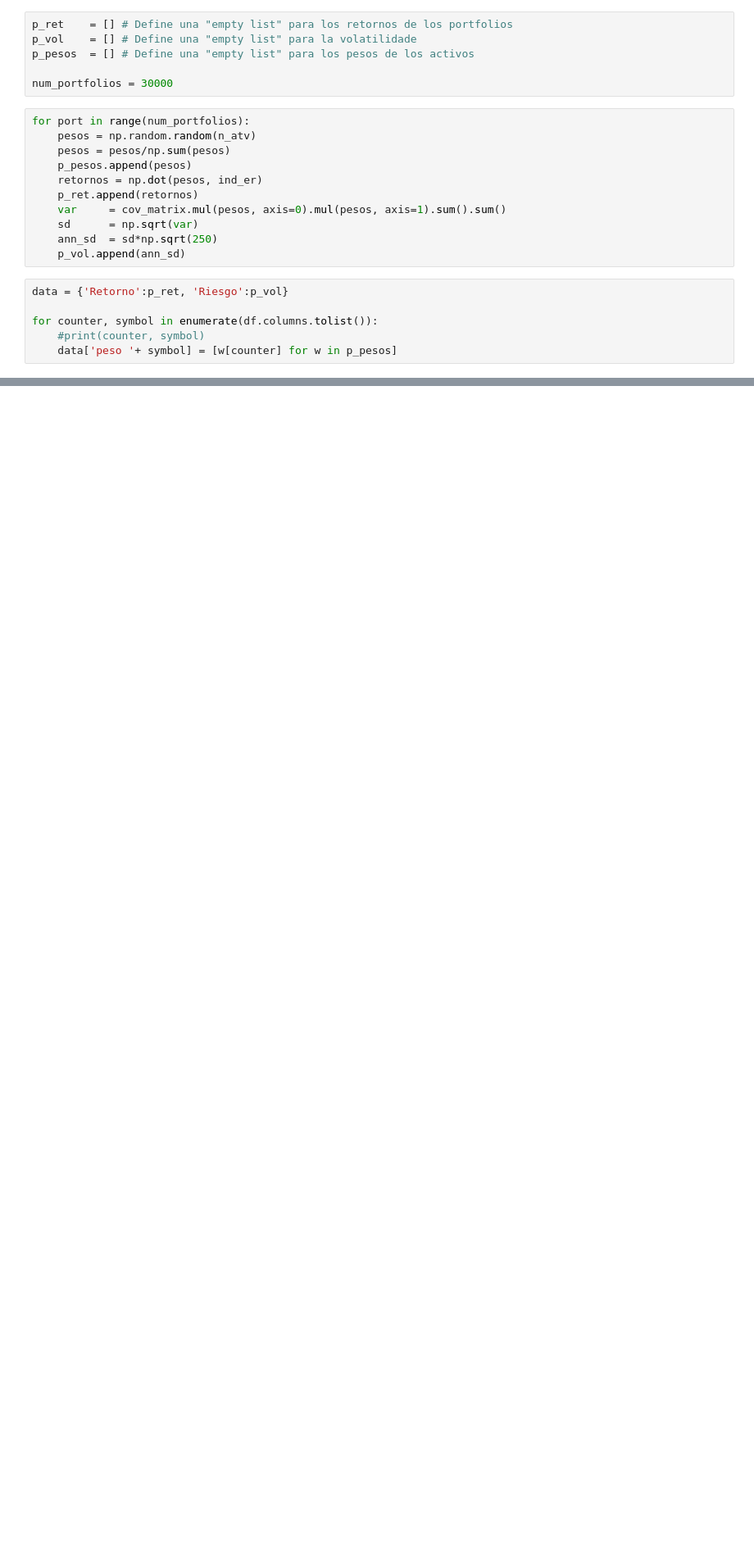
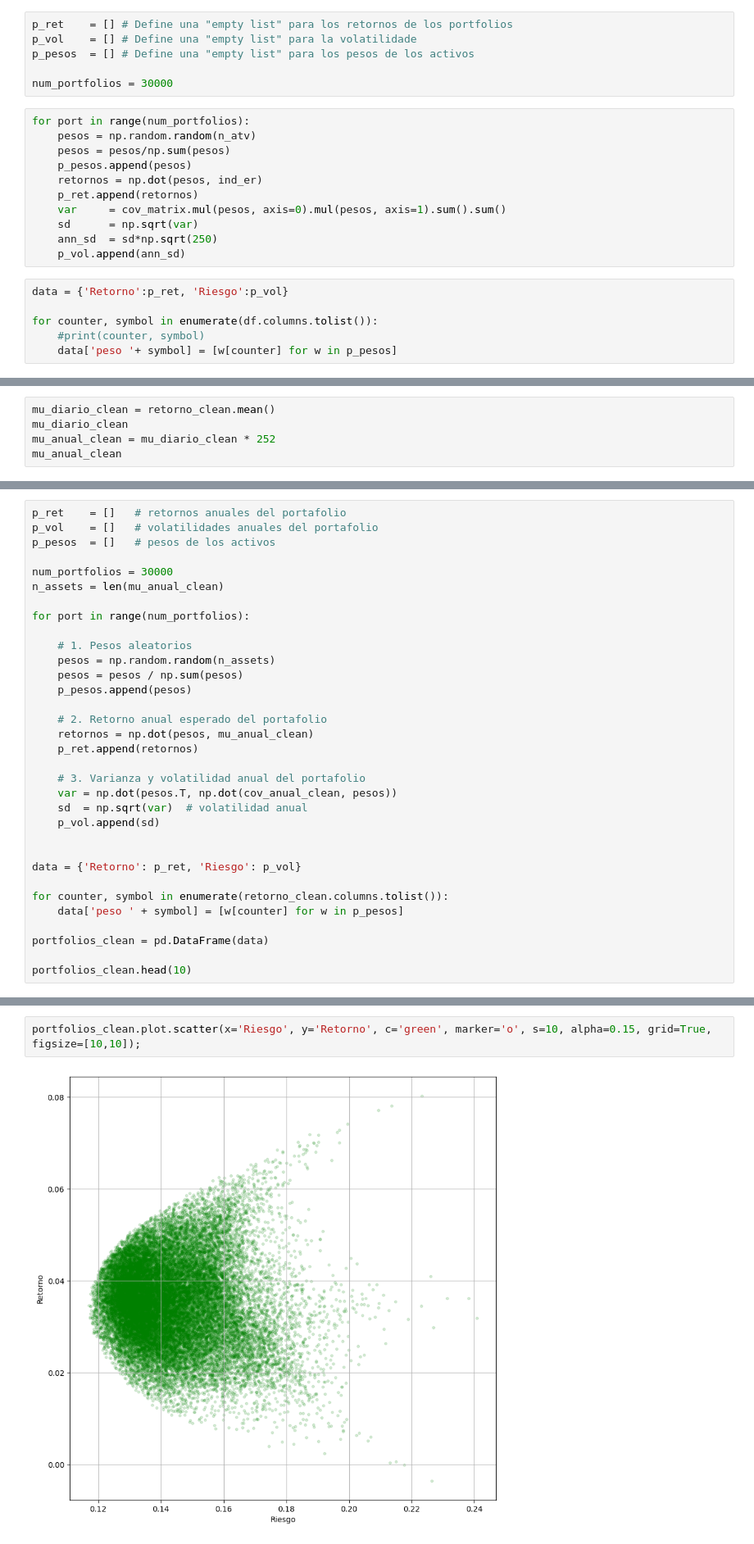
Before and after one commit to jhongarciab/QuantumFinance, a Jupyter notebook: Optimizacion_portafolio.ipynb, the cells around one changed output, grey strips where cells are left out. Shown at 82% size. Saved outputs shown, nothing was run; the diff lists cells and outputs as text; blank space fills up the shorter version.

```diff
--- a/Optimizacion_portafolio.ipynb
+++ b/Optimizacion_portafolio.ipynb
@@ -354,0 +409,5 @@ plt.show()
+# %%
+mu_diario_clean = retorno_clean.mean()
+mu_diario_clean
+mu_anual_clean = mu_diario_clean * 252
+mu_anual_clean
@@ -354,0 +446,33 @@ plt.show()
+# %%
+p_ret    = []   # retornos anuales del portafolio
+p_vol    = []   # volatilidades anuales del portafolio
+p_pesos  = []   # pesos de los activos
+
+num_portfolios = 30000
+n_assets = len(mu_anual_clean)
+
+for port in range(num_portfolios):
+
+    # 1. Pesos aleatorios
+    pesos = np.random.random(n_assets)
+    pesos = pesos / np.sum(pesos)
+    p_pesos.append(pesos)
+
+    # 2. Retorno anual esperado del portafolio
+    retornos = np.dot(pesos, mu_anual_clean)
+    p_ret.append(retornos)
+
+    # 3. Varianza y volatilidad anual del portafolio
+    var = np.dot(pesos.T, np.dot(cov_anual_clean, pesos))
+    sd  = np.sqrt(var)  # volatilidad anual
+    p_vol.append(sd)
+
+
+data = {'Retorno': p_ret, 'Riesgo': p_vol}
+
+for counter, symbol in enumerate(retorno_clean.columns.tolist()):
+    data['peso ' + symbol] = [w[counter] for w in p_pesos]
+
+portfolios_clean = pd.DataFrame(data)
+
+portfolios_clean.head(10)
@@ -354,0 +491,4 @@ plt.show()
+# %%
+portfolios_clean.plot.scatter(x='Riesgo', y='Retorno', c='green', marker='o', s=10, alpha=0.15, grid=True, figsize=[10,10]);
+# %% [output]
+[figure, added]
```
Also changed, not shown: parts of 35 cells of this notebook.
